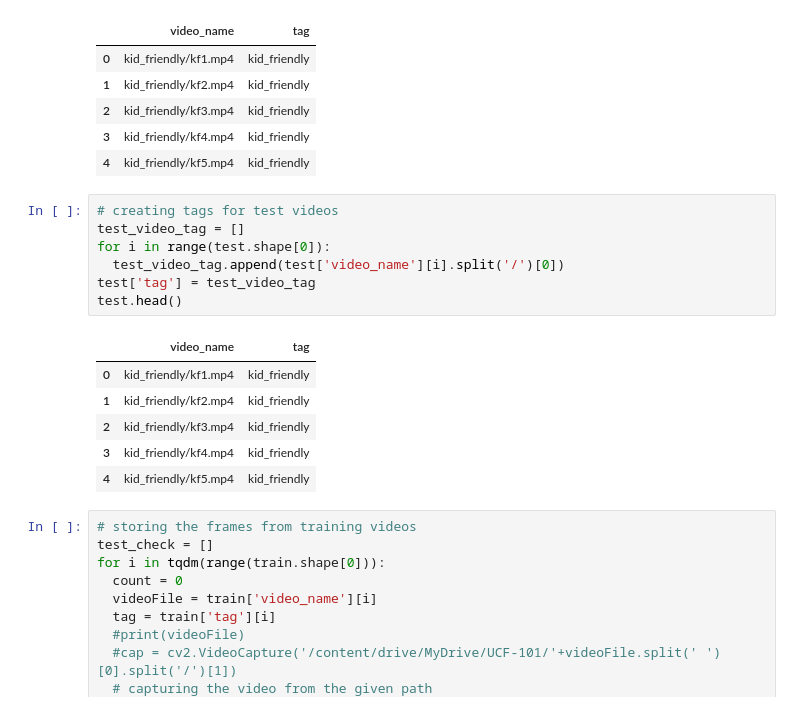
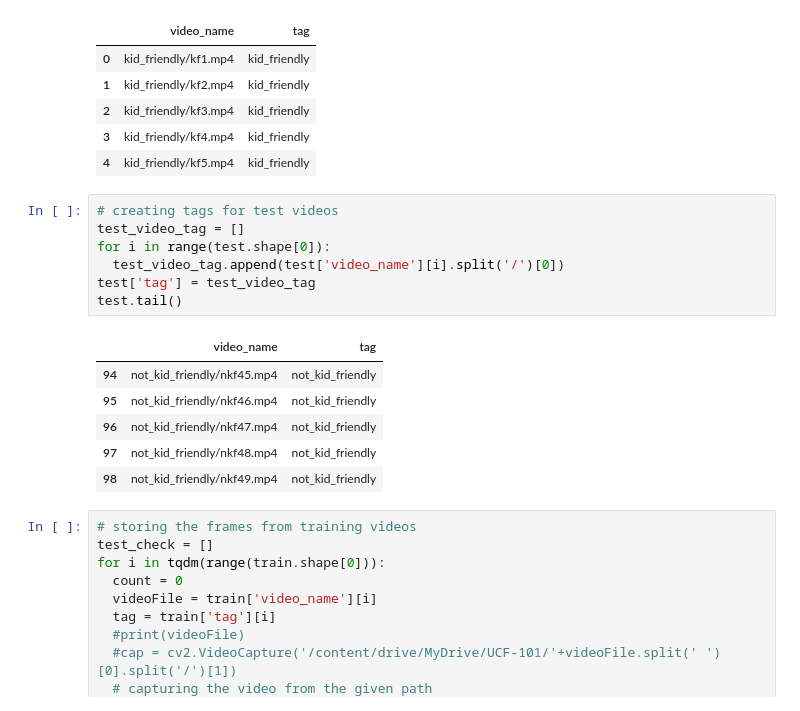
Before and after one commit to vuhpham94/nflx-data-projects-g6, a Jupyter notebook: New_Final_Project.ipynb, the cells around one changed output. Drawn from its saved outputs; the diff is of its cells as text.

```diff
--- a/New_Final_Project.ipynb
+++ b/New_Final_Project.ipynb
@@ -75,17 +75,17 @@ train.head()
 # %%
 # creating tags for test videos
 test_video_tag = []
 for i in range(test.shape[0]):
   test_video_tag.append(test['video_name'][i].split('/')[0])
 test['tag'] = test_video_tag
-test.head()
+test.tail()
 # %% [output]
 |  | video_name | tag |
-| 0 | kid_friendly/kf1.mp4 | kid_friendly |
-| 1 | kid_friendly/kf2.mp4 | kid_friendly |
-| 2 | kid_friendly/kf3.mp4 | kid_friendly |
-| 3 | kid_friendly/kf4.mp4 | kid_friendly |
-| 4 | kid_friendly/kf5.mp4 | kid_friendly |
+| 94 | not_kid_friendly/nkf45.mp4 | not_kid_friendly |
+| 95 | not_kid_friendly/nkf46.mp4 | not_kid_friendly |
+| 96 | not_kid_friendly/nkf47.mp4 | not_kid_friendly |
+| 97 | not_kid_friendly/nkf48.mp4 | not_kid_friendly |
+| 98 | not_kid_friendly/nkf49.mp4 | not_kid_friendly |
 # %%
 # storing the frames from training videos
 test_check = []
```
Also changed, not shown: parts of 31 cells of this notebook.
